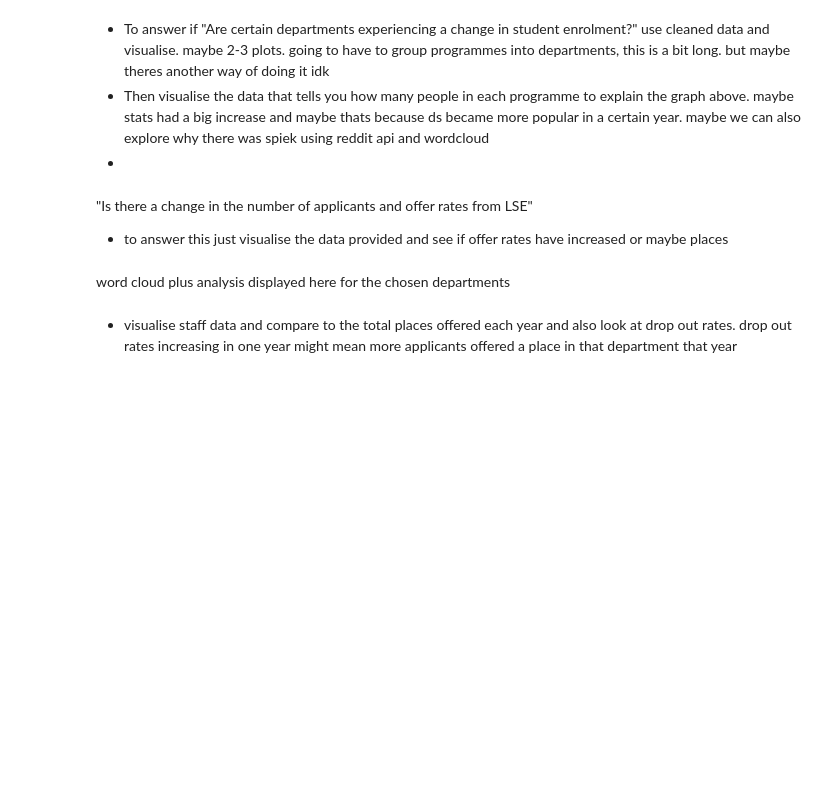
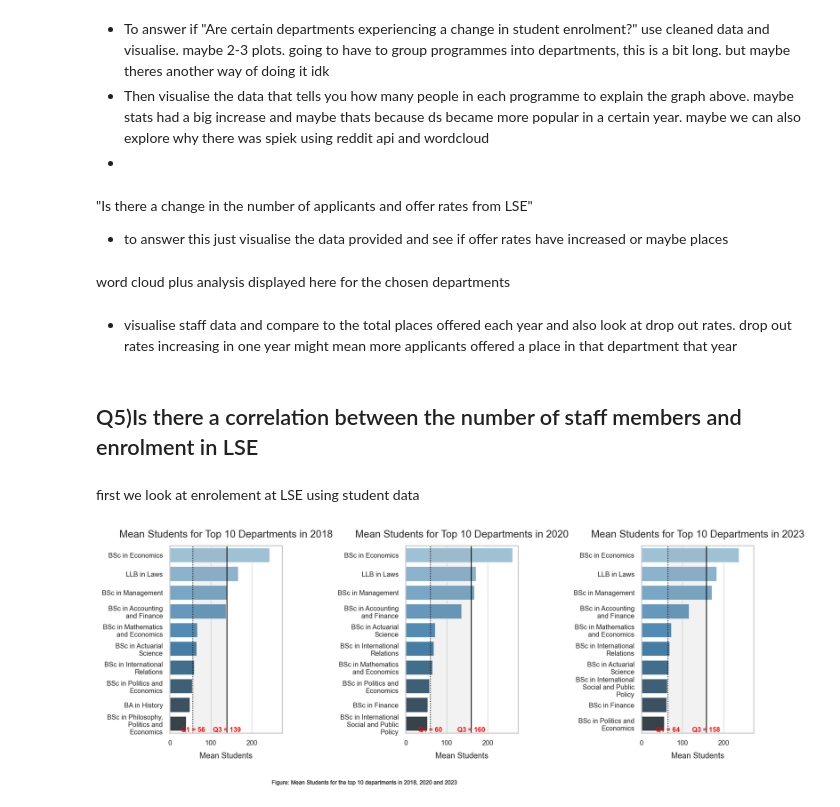
Before and after one commit to st115-smurf-account/st115-group-project, a Jupyter notebook: PDF.ipynb, the cells around one changed output. Drawn from its saved outputs; the diff is of its cells as text; code cells hidden in the pictures; blank space fills up the shorter version.

Commit message:
updated
done some visualisation

```diff
--- a/PDF.ipynb
+++ b/PDF.ipynb
@@ -87,7 +87,7 @@ import pandas as pd
 import warnings
 warnings.simplefilter("ignore")
 student_data_dict = {}
-for year in [2016,2017,2018,2019,2020,2021,2022,2023]:
+for year in [2016,2018,2019,2020,2021,2022,2023]:
     dfs_in_list = tabula.read_pdf(f"data/student_data_{year}.pdf", pages="all")
     df = pd.concat(dfs_in_list, ignore_index=True)
     student_data_dict[year] = df
@@ -296,0 +328,16 @@ student_data_2020_df.head()
+# %%
+import pandas as pd
+
+years       = []
+staff_counts = []
+
+for year, df in staff_data_dict.items():
+    lse_row = df[df['HE Provider'] == "London School of Economics and Political Science"]
+    total = lse_row['Total academic staff'].iloc[0]
+    staff_count = int(str(total).replace(',', ''))
+    years.append(year)
+    staff_counts.append(staff_count)
+
+lse_staff_df = pd.DataFrame({'year': years, 'staff_count': staff_counts}).sort_values('year')
+
+print(lse_staff_df)
@@ -327,3 +376,65 @@ visualise data for ALL lse students over the years and see if there is an increa
 word cloud plus analysis displayed here for the chosen departments
 # %% [markdown]
 - visualise staff data and compare to the total places offered each year and also look at drop out rates. drop out rates increasing in one year might mean more applicants offered a place in that department that year
+# %% [markdown]
+## Q5)Is there a correlation between the number of staff members and enrolment in LSE
+# %% [markdown]
+first we look at enrolement at LSE using student data
+# %%
+import matplotlib.pyplot as plt
+import seaborn as sns
+
+sns.set_style("whitegrid")
+sns.set_context("talk", font_scale=1.2)
+
+years = [2018, 2020, 2023]
+
+
+fig, axes = plt.subplots(1, 3, figsize=(24, 6), dpi=120, sharex=True)
+fig.subplots_adjust(left=0.30, wspace=1.1)
+
+def text_to_lines(department, width=20):
+    words = department.split()
+    lines = []
+    current = ""
+    for word in words:
+        if len(current) + len(word) <= width:
+            current += (" " + word)
+        else:
+            lines.append(current)
+            current = word
+    lines.append(current)
+    department_title_lines = "\n".join(lines)
+    return department_title_lines
+
+for i, year in enumerate(years):
+    df = student_data[year].sort_values('Mean', ascending=False).head(10)
+
+
+    df['Course name'] = df['Course name'].apply(text_to_lines)
+
+    ax = axes[i]
+    sns.barplot(x='Mean', y='Course name', data=df, ax=ax, palette="Blues_d")
+    q1 = int(df['Mean'].quantile(0.25).round(0))
+    q3 = int(df['Mean'].quantile(0.75).round(0))
+
+    ax.axvline(q1, color='black', linestyle=':', linewidth=1.5)
+    ax.axvline(q3, color='black', linestyle='-',  linewidth=1.5)
+    ax.axvspan(q1, q3, color='gray', alpha=0.1)
+
+    min_y, _ = ax.get_ylim()
+
+    ax.text(q1, min_y,f"Q1 = {q1}",ha='center', va='bottom',fontsize=12,color="red",fontweight='bold')
+    ax.text(q3, min_y,f"Q3 = {q3}",ha='center', va='bottom',fontsize=12,color="red",fontweight='bold')
+
+    ax.set_title(f"Mean Students for Top 10 Departments in {year}",fontsize=18,pad=15)
+    ax.set_xlabel("Mean Students",fontsize=14,labelpad=10)
+    ax.set_ylabel("")
+
+    ax.grid(axis='x', linestyle='-', alpha=0.6)
+    ax.tick_params(axis='y', labelsize=12)
+    ax.tick_params(axis='x', labelsize=12)
+    plt.figtext(0.5, -0.1,"Figure: Mean Students for the top 10 departments in 2018, 2020 and 2023",wrap=True,fontsize=10,ha="center")
+plt.show()
+# %% [output]
+[figure, added]
```
Also changed, not shown: parts of 12 cells of this notebook.
